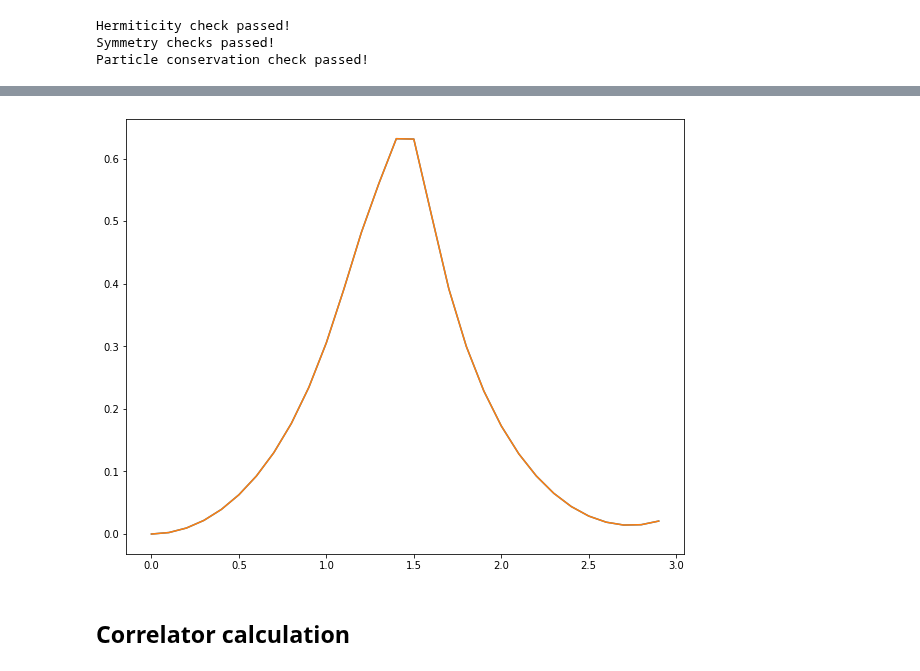
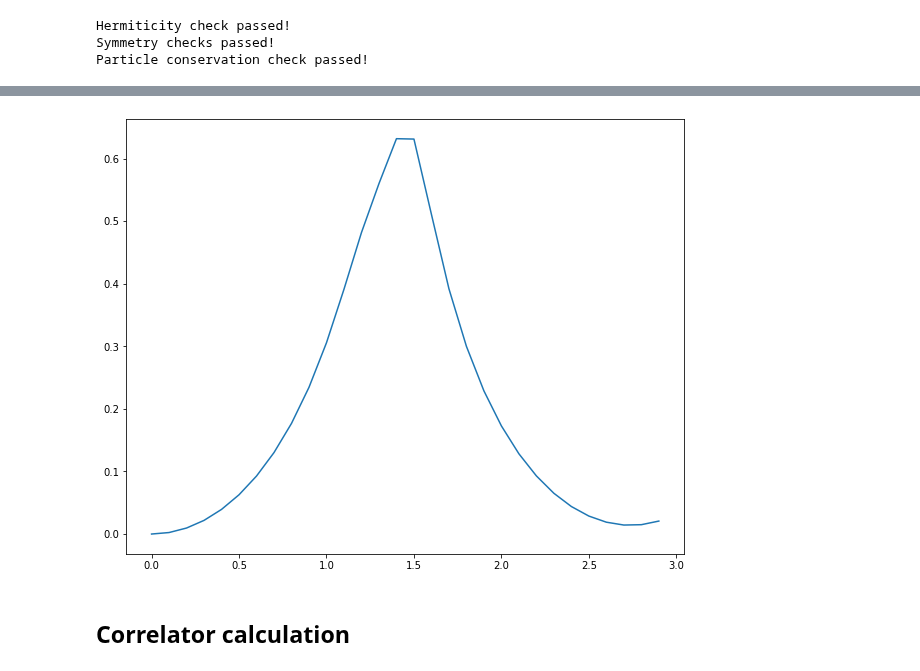
Before and after one commit to jacarolan/QuSpinLatticeFermions, a Jupyter notebook: U1_Theory.ipynb, the cells around one changed output, grey strips where cells are left out. Saved outputs shown, nothing was run; the diff lists cells and outputs as text; code cells hidden in the pictures.

```diff
--- a/U1_Theory.ipynb
+++ b/U1_Theory.ipynb
@@ -247,35 +267,35 @@ other_lo = np.array([5.551115123125783935e-17,
 2.181421104303998826e-02,
 3.936567911556990845e-02,
 6.274640374652884489e-02,
 9.268253369496309846e-02,
 1.302136668009789278e-01,
 1.768132830506458364e-01,
 2.345102997029978042e-01,
 3.057243705082459684e-01,
 3.912344459831388344e-01,
 4.818744580195983840e-01,
 5.600755226031685075e-01,
 6.318780378552437682e-01,
 6.312543411204991628e-01,
 5.108766920734136852e-01,
 3.920030579428742112e-01,
 2.999780090385165132e-01,
 2.287992403759356308e-01,
 1.727837081739250213e-01,
 1.282615266840427259e-01,
 9.288924730312264622e-02,
 6.513252968768533380e-02,
 4.396766225437569869e-02,
 2.871213359977805094e-02,
 1.892746456180881276e-02,
 1.436434358204656189e-02,
 1.493487410384876195e-02,
 2.070482216075825513e-02
 ])
-plt.plot(times, other_lo)
+#plt.plot(times, other_lo)
 plt.show()
 # %% [output]
-[figure, old version]
+[figure, new version]
 # %% [markdown]
 ## Correlator calculation
 # %%
```
Also changed, not shown: parts of 6 cells of this notebook, 2 other files.
